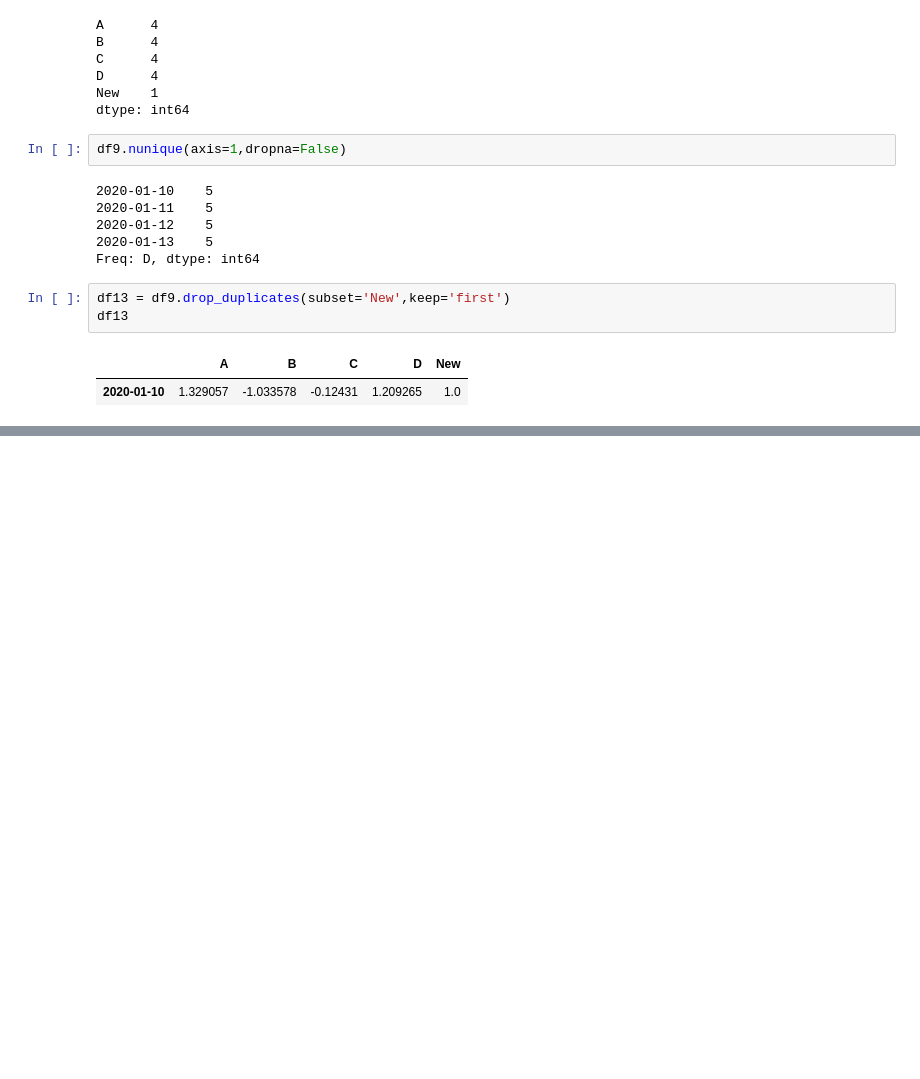
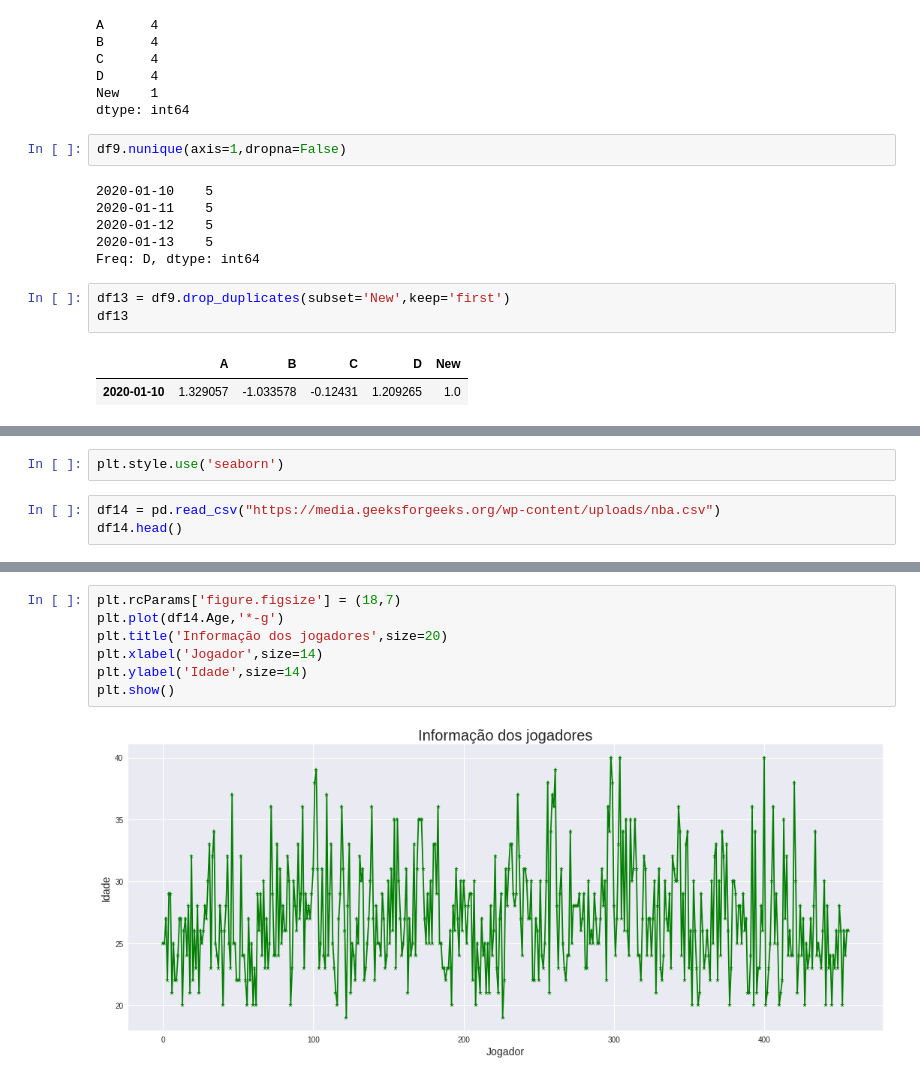
Before and after one commit to CarlosLeandro09/Radiology, a Jupyter notebook: Um_pouco_de_Pandas.ipynb, the cells around one changed output, grey strips where cells are left out. Cells and saved outputs as stored; diff of their text form; blank space fills up the shorter version.

```diff
--- a/Um_pouco_de_Pandas.ipynb
+++ b/Um_pouco_de_Pandas.ipynb
@@ -645,0 +690,5 @@ df13
+# %%
+plt.style.use('seaborn')
+# %%
+df14 = pd.read_csv("https://media.geeksforgeeks.org/wp-content/uploads/nba.csv")
+df14.head()
@@ -645,0 +702,9 @@ df13
+# %%
+plt.rcParams['figure.figsize'] = (18,7)
+plt.plot(df14.Age,'*-g')
+plt.title('Informação dos jogadores',size=20)
+plt.xlabel('Jogador',size=14)
+plt.ylabel('Idade',size=14)
+plt.show()
+# %% [output]
+[figure, added]
```
Also changed, not shown: parts of 12 cells of this notebook.
